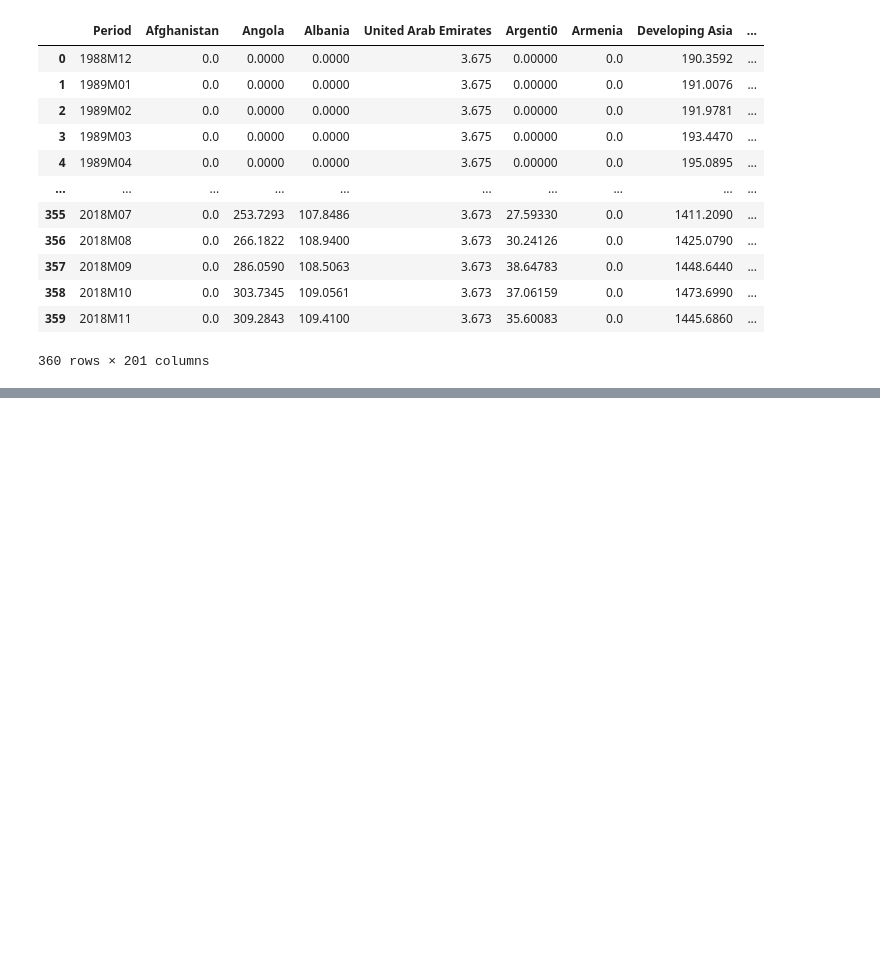
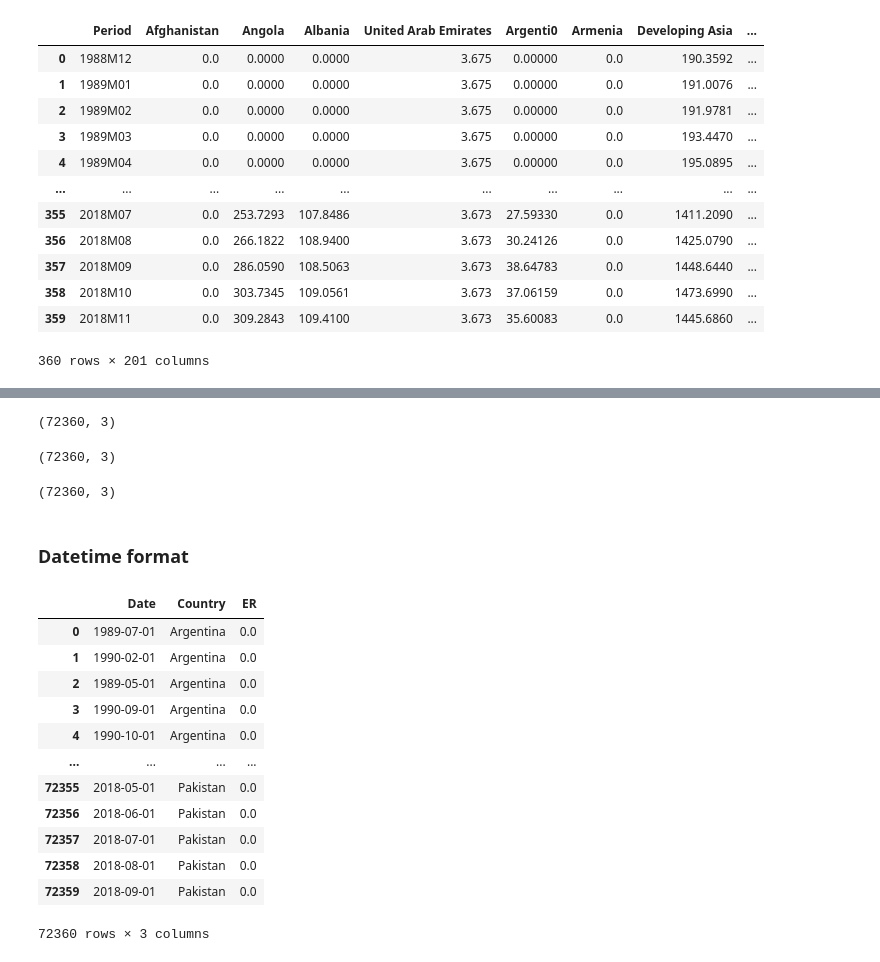
Before and after one commit to rayenFathallah/Global-Economic-Indicators-Analysis-, a Jupyter notebook: Data preprosessing and transformation.ipynb, the cells around one changed output, grey strips where cells are left out. Drawn from its saved outputs; the diff is of its cells as text; code cells hidden in the pictures; blank space fills up the shorter version.

```diff
--- a/Data preprosessing and transformation.ipynb
+++ b/Data preprosessing and transformation.ipynb
@@ -85,0 +99,4 @@ print(Exports_data_formatted.duplicated().sum().sum())
+# %%
+CPI_data[not_inCPI]=0
+ER_data[not_inER]=0
+Exports_data[not_inExports]=0
@@ -85,0 +105,13 @@ print(Exports_data_formatted.duplicated().sum().sum())
+# %%
+CPI_dates=set(CPI_data['Year'].values)
+ER_dates=set(ER_data['Year'].values)
+Exports_dates=set(Exports_data['Year'].values)
+Dates_notInCPI= list(ER_dates.union(Exports_dates) - CPI_dates)
+Dates_notInER= list(CPI_dates.union(Exports_dates) - ER_dates)
+Dates_notInExports= list(ER_dates.union(CPI_dates) - Exports_dates)
+# %%
+additional_dataframe = pd.DataFrame(columns=Exports_data.columns)
+additional_dataframe['Year']=Dates_notInExports
+Exports_cols=[col for col in Exports_data.columns if col!="Year"]
+additional_dataframe[Exports_cols]=0
+Exports_data=pd.concat([additional_dataframe,Exports_data])
@@ -85,0 +139,37 @@ print(Exports_data_formatted.duplicated().sum().sum())
+# %%
+Exports_data_formatted.shape
+# %% [output]
+(72360, 3)
+# %%
+ER_data_formatted.shape
+# %% [output]
+(72360, 3)
+# %%
+CPI_data_formatted.shape
+# %% [output]
+(72360, 3)
+# %% [markdown]
+### Datetime format
+# %%
+CPI_data_formatted.rename(columns = {'Year':'Date'}, inplace = True)
+ER_data_formatted.rename(columns = {'Year':'Date'}, inplace = True)
+Exports_data_formatted.rename(columns = {'Year':'Date'}, inplace = True)
+CPI_data_formatted['Date']=pd.to_datetime(CPI_data_formatted['Date'], format='%YM%m')
+ER_data_formatted['Date']=pd.to_datetime(ER_data_formatted['Date'], format='%YM%m')
+Exports_data_formatted['Date']=pd.to_datetime(Exports_data_formatted['Date'], format='%YM%m')
+# %%
+Exports_data_formatted
+# %% [output]
+|  | Date | Country | ER |
+| 0 | 1989-07-01 | Argentina | 0.0 |
+| 1 | 1990-02-01 | Argentina | 0.0 |
+| 2 | 1989-05-01 | Argentina | 0.0 |
+| 3 | 1990-09-01 | Argentina | 0.0 |
+| 4 | 1990-10-01 | Argentina | 0.0 |
+| ... | ... | ... | ... |
+| 72355 | 2018-05-01 | Pakistan | 0.0 |
+| 72356 | 2018-06-01 | Pakistan | 0.0 |
+| 72357 | 2018-07-01 | Pakistan | 0.0 |
+| 72358 | 2018-08-01 | Pakistan | 0.0 |
+| 72359 | 2018-09-01 | Pakistan | 0.0 |
+72360 rows × 3 columns
```
Also changed, not shown: parts of 21 cells of this notebook, 19 other files.
